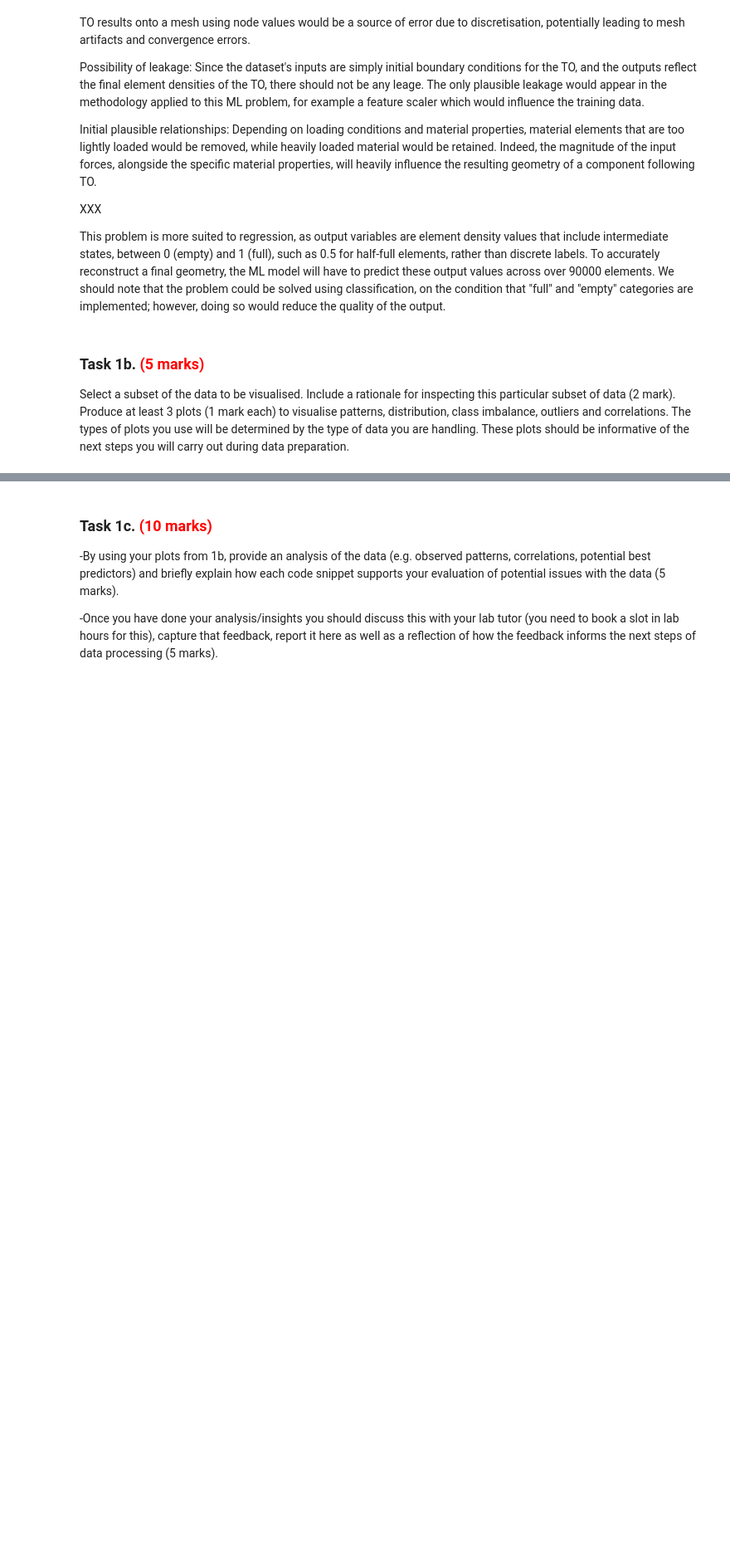
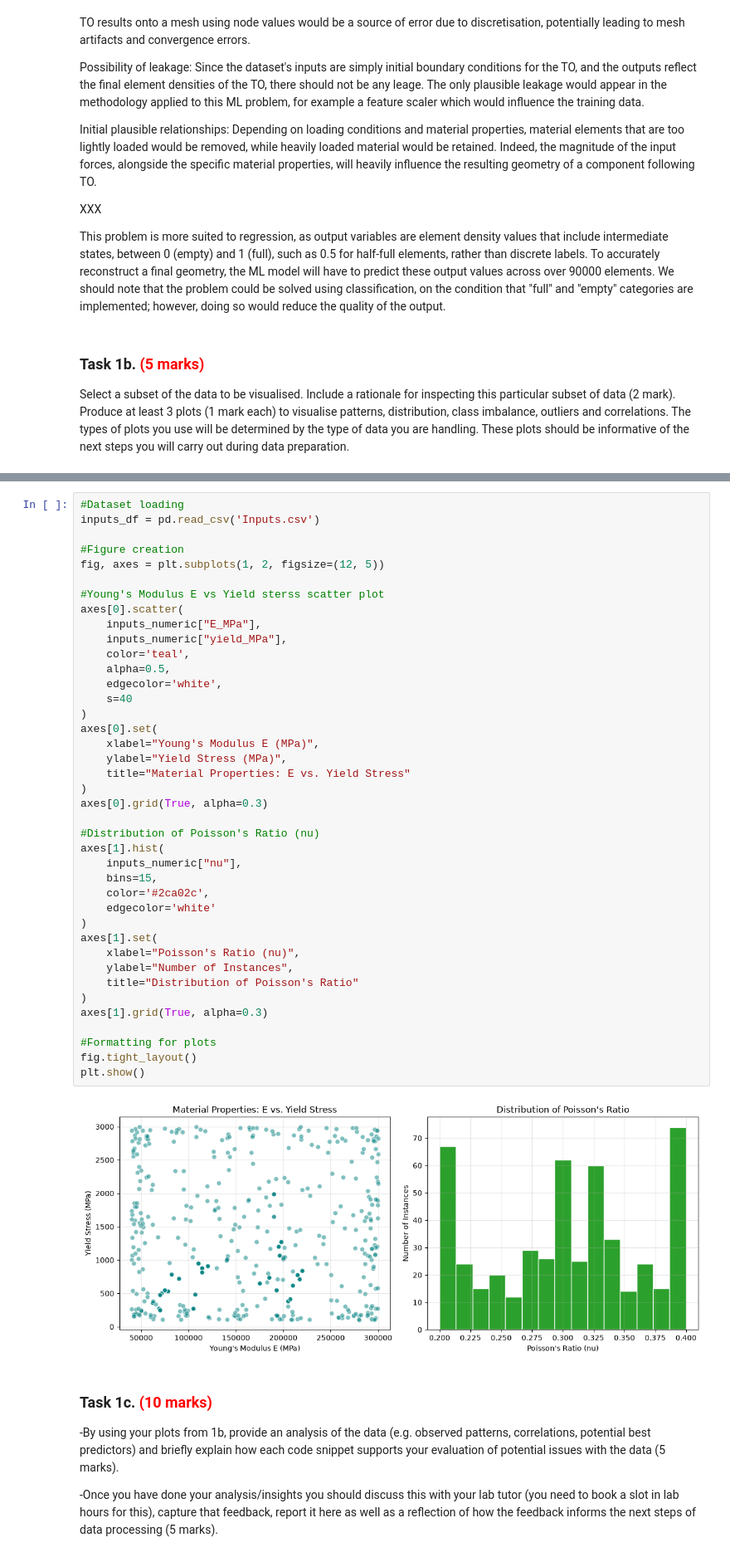
Before and after one commit to alexandreduon/egyad4_ML_Coursework, a Jupyter notebook: mmme4125-coursework_2026.ipynb, the cells around one changed output, grey strips where cells are left out. Shown at 83% size. Drawn from its saved outputs; the diff is of its cells as text; blank space fills up the shorter version.

```diff
--- a/mmme4125-coursework_2026.ipynb
+++ b/mmme4125-coursework_2026.ipynb
@@ -97,3 +138,45 @@ Select a subset of the data to be visualised. Include a rationale for inspecting
+# %%
+#Dataset loading
+inputs_df = pd.read_csv('Inputs.csv')
+
+#Figure creation
+fig, axes = plt.subplots(1, 2, figsize=(12, 5))
+
+#Young's Modulus E vs Yield sterss scatter plot
+axes[0].scatter(
+    inputs_numeric["E_MPa"],
+    inputs_numeric["yield_MPa"],
+    color='teal',
+    alpha=0.5,
+    edgecolor='white',
+    s=40
+)
+axes[0].set(
+    xlabel="Young's Modulus E (MPa)",
+    ylabel="Yield Stress (MPa)",
+    title="Material Properties: E vs. Yield Stress"
+)
+axes[0].grid(True, alpha=0.3)
+
+#Distribution of Poisson's Ratio (nu)
+axes[1].hist(
+    inputs_numeric["nu"],
+    bins=15,
+    color='#2ca02c',
+    edgecolor='white'
+)
+axes[1].set(
+    xlabel="Poisson's Ratio (nu)",
+    ylabel="Number of Instances",
+    title="Distribution of Poisson's Ratio"
+)
+axes[1].grid(True, alpha=0.3)
+
+#Formatting for plots
+fig.tight_layout()
+plt.show()
+# %% [output]
+[figure, added]
 # %% [markdown]
 ### Task 1c. <span style="color:red">(10 marks)</span>
 
```
Also changed, not shown: parts of 9 cells of this notebook.
